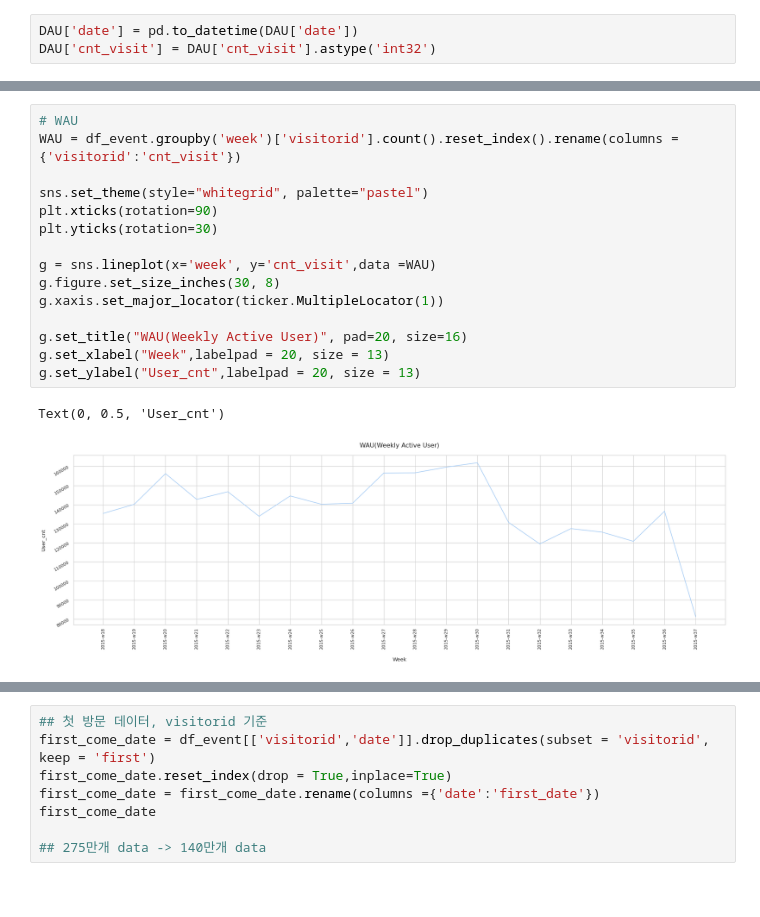
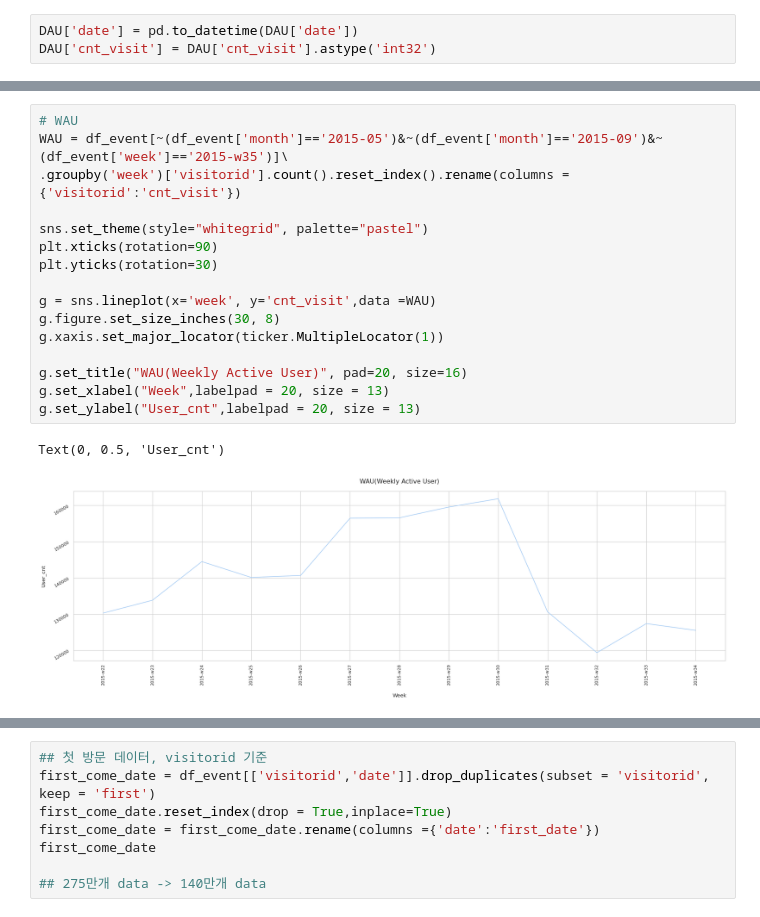
Before and after one commit to tkasod2/TIL, a Jupyter notebook: prj_analysis/Retailrocket_recommender_system_datase.ipynb, the cells around one changed output, grey strips where cells are left out. Saved outputs shown, nothing was run; the diff lists cells and outputs as text.

```diff
--- a/prj_analysis/Retailrocket_recommender_system_datase.ipynb
+++ b/prj_analysis/Retailrocket_recommender_system_datase.ipynb
@@ -322,20 +391,21 @@ Text(0, 0.5, 'User_cnt')
 # %%
 # WAU
-WAU = df_event.groupby('week')['visitorid'].count().reset_index().rename(columns = {'visitorid':'cnt_visit'})
+WAU = df_event[~(df_event['month']=='2015-05')&~(df_event['month']=='2015-09')&~(df_event['week']=='2015-w35')]\
+.groupby('week')['visitorid'].count().reset_index().rename(columns = {'visitorid':'cnt_visit'})
 
 sns.set_theme(style="whitegrid", palette="pastel")
 plt.xticks(rotation=90)
 plt.yticks(rotation=30)
 
 g = sns.lineplot(x='week', y='cnt_visit',data =WAU)
 g.figure.set_size_inches(30, 8)
 g.xaxis.set_major_locator(ticker.MultipleLocator(1))
 
 g.set_title("WAU(Weekly Active User)", pad=20, size=16)
 g.set_xlabel("Week",labelpad = 20, size = 13)
 g.set_ylabel("User_cnt",labelpad = 20, size = 13)
 # %% [output]
 Text(0, 0.5, 'User_cnt')
-[figure, old version]
+[figure, new version]
 # %%
 # MAU
```
Also changed, not shown: parts of 51 cells of this notebook.
